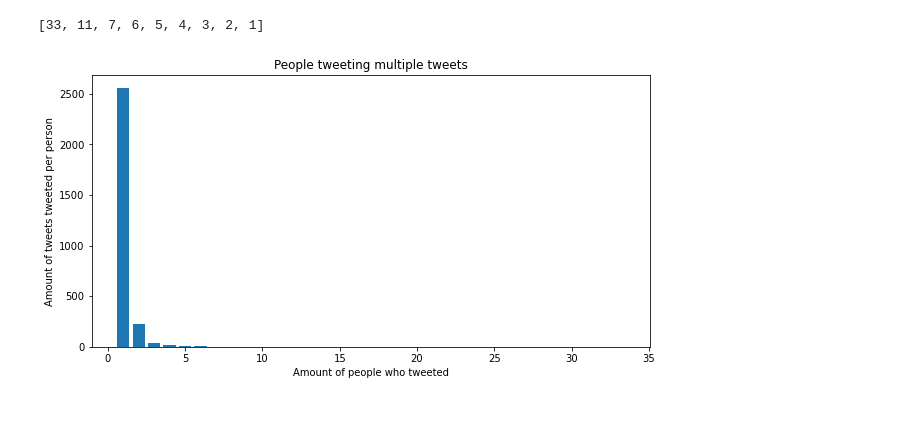
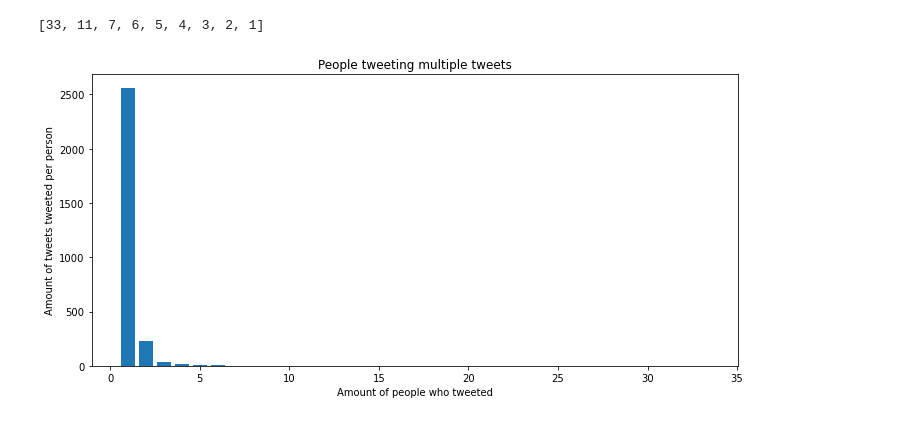
Before and after one commit to edwardsrk/depression-anxiety-tweets, a Jupyter notebook: Depression and Anxiety in Tweets.ipynb, the cells around one changed output. Saved outputs shown, nothing was run; the diff lists cells and outputs as text; code cells hidden in the pictures.

```diff
--- a/Depression and Anxiety in Tweets.ipynb
+++ b/Depression and Anxiety in Tweets.ipynb
@@ -118,17 +118,18 @@ x
 # %%
 #x = np.arange(len(x))/
 width = 0.35  # the width of the bars
 
 fig = plt.figure(figsize = (10, 5))
 plt.bar(x, y)
 #plt.set_xtickslabels(x)
 plt.xlabel("Amount of people who tweeted")
 plt.ylabel("Amount of tweets tweeted per person")
 plt.title("People tweeting multiple tweets")
+plt.tight_layout()
 #plt.set_xticks(x)
 plt.show();
 # %% [output]
-[figure, old version]
+[figure, new version]
 # %%
 df.head()
 # %% [output]
```
Also changed, not shown: parts of 13 cells of this notebook.
